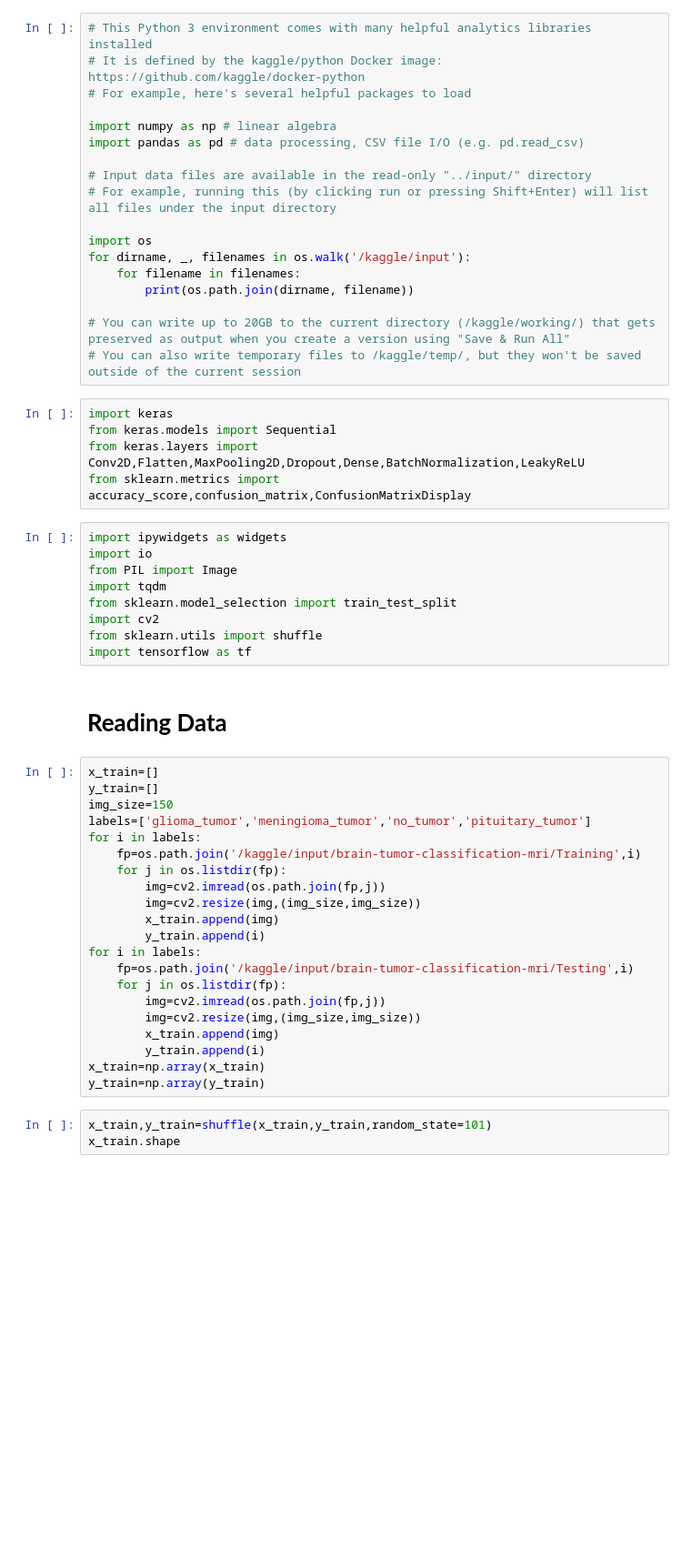
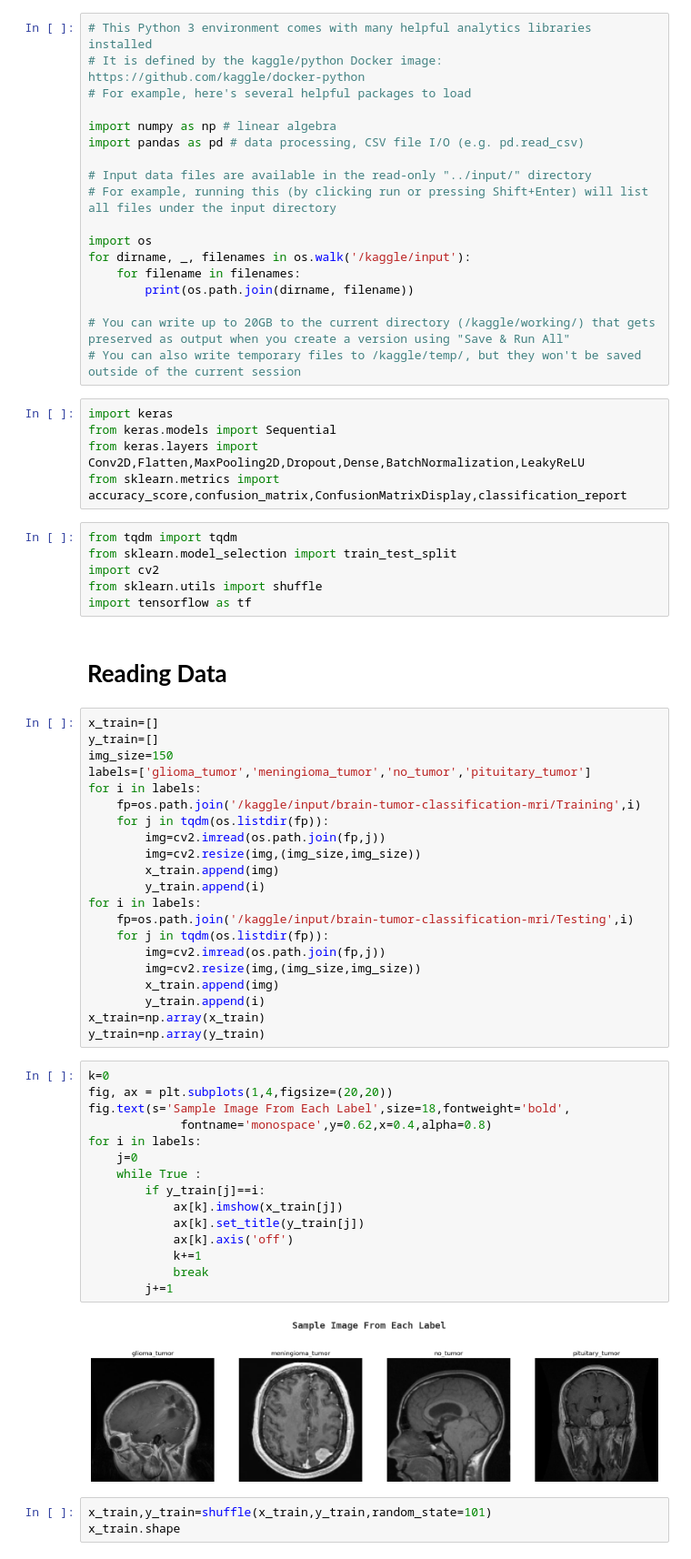
Before and after one commit to byrayhana/Brain-Tumor-Detection, a Jupyter notebook: brain-tumor-detect.ipynb, the cells around one changed output. Shown at 91% size. Drawn from its saved outputs; the diff is of its cells as text; blank space fills up the shorter version.

```diff
--- a/brain-tumor-detect.ipynb
+++ b/brain-tumor-detect.ipynb
@@ -20,12 +20,9 @@ for dirname, _, filenames in os.walk('/kaggle/input'):
 import keras
 from keras.models import Sequential
 from keras.layers import Conv2D,Flatten,MaxPooling2D,Dropout,Dense,BatchNormalization,LeakyReLU
-from sklearn.metrics import accuracy_score,confusion_matrix,ConfusionMatrixDisplay
+from sklearn.metrics import accuracy_score,confusion_matrix,ConfusionMatrixDisplay,classification_report
 # %%
-import ipywidgets as widgets
-import io
-from PIL import Image
-import tqdm
+from tqdm import tqdm
 from sklearn.model_selection import train_test_split
 import cv2
 from sklearn.utils import shuffle
@@ -39,20 +36,37 @@ img_size=150
 labels=['glioma_tumor','meningioma_tumor','no_tumor','pituitary_tumor']
 for i in labels:
     fp=os.path.join('/kaggle/input/brain-tumor-classification-mri/Training',i)
-    for j in os.listdir(fp):
+    for j in tqdm(os.listdir(fp)):
         img=cv2.imread(os.path.join(fp,j))
         img=cv2.resize(img,(img_size,img_size))
         x_train.append(img)
         y_train.append(i)
 for i in labels:
     fp=os.path.join('/kaggle/input/brain-tumor-classification-mri/Testing',i)
-    for j in os.listdir(fp):
+    for j in tqdm(os.listdir(fp)):
         img=cv2.imread(os.path.join(fp,j))
         img=cv2.resize(img,(img_size,img_size))
         x_train.append(img)
         y_train.append(i)
 x_train=np.array(x_train)
 y_train=np.array(y_train)
+# %%
+k=0
+fig, ax = plt.subplots(1,4,figsize=(20,20))
+fig.text(s='Sample Image From Each Label',size=18,fontweight='bold',
+             fontname='monospace',y=0.62,x=0.4,alpha=0.8)
+for i in labels:
+    j=0
+    while True :
+        if y_train[j]==i:
+            ax[k].imshow(x_train[j])
+            ax[k].set_title(y_train[j])
+            ax[k].axis('off')
+            k+=1
+            break
+        j+=1
+# %% [output]
+[figure, added]
 # %%
 x_train,y_train=shuffle(x_train,y_train,random_state=101)
 x_train.shape
```
Also changed, not shown: parts of 7 cells of this notebook.
